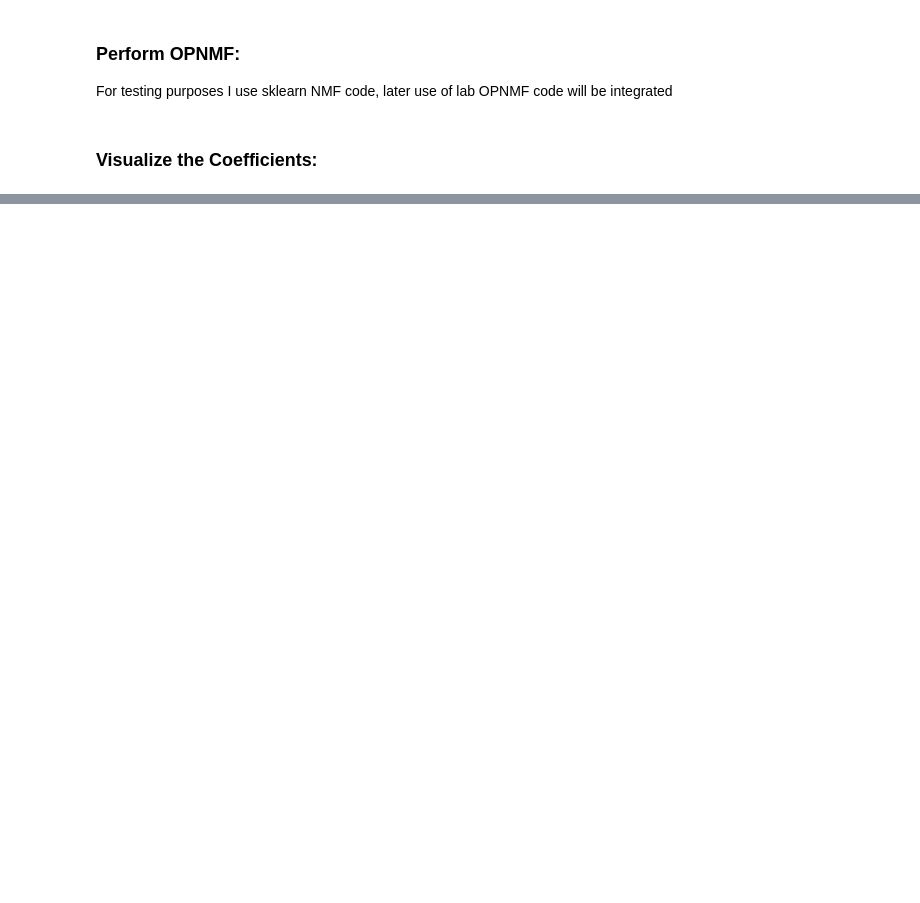
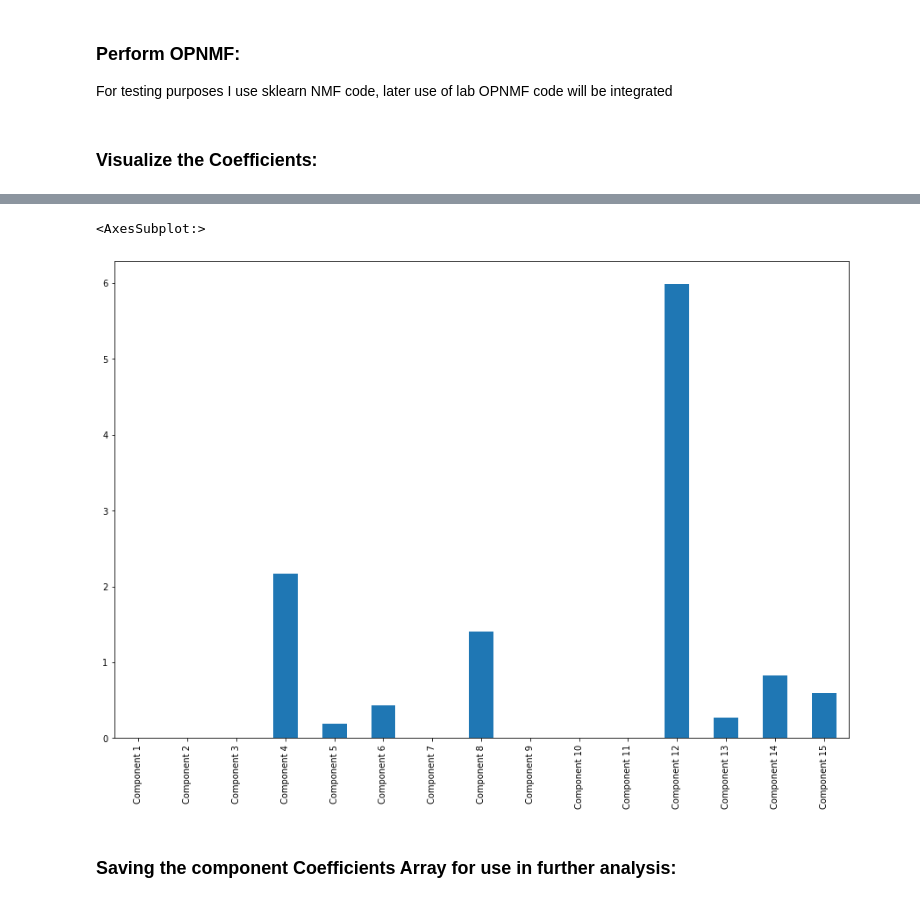
Before and after one commit to georgeaidinis/Dissertation, a Jupyter notebook: DATA/OPNMF_Testing_Using_UKBB_CN_Males.ipynb, the cells around one changed output, grey strips where cells are left out. Saved outputs shown, nothing was run; the diff lists cells and outputs as text; code cells hidden in the pictures; blank space fills up the shorter version.

Commit message:
nmf, saving of the NMF Components Coefficients

```diff
--- a/DATA/OPNMF_Testing_Using_UKBB_CN_Males.ipynb
+++ b/DATA/OPNMF_Testing_Using_UKBB_CN_Males.ipynb
@@ -67,0 +83,7 @@ H[0].shape
+# %%
+coeffs.iloc[0].plot(kind='bar', figsize=(15,10))
+# %% [output]
+<AxesSubplot:>
+[figure, added]
+# %% [markdown]
+### Saving the component Coefficients Array for use in further analysis:
```
Also changed, not shown: parts of 7 cells of this notebook, 2 other files.
